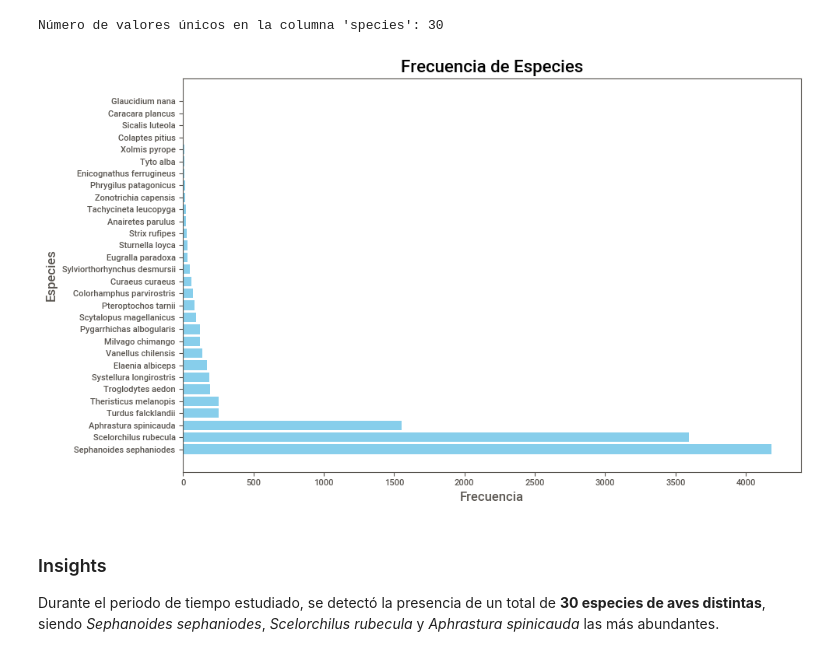
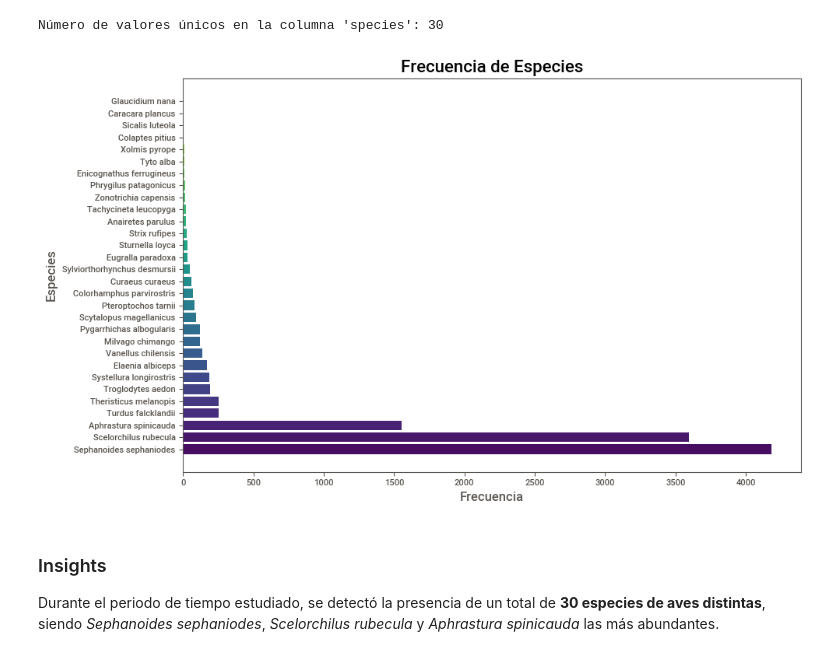
Before and after one commit to camilobehrens/Data_Science_ll, a Jupyter notebook: entrega_1/entrega.ipynb, the cells around one changed output. Saved outputs shown, nothing was run; the diff lists cells and outputs as text; code cells hidden in the pictures.

```diff
--- a/entrega_1/entrega.ipynb
+++ b/entrega_1/entrega.ipynb
@@ -296,15 +296,22 @@ print(f"Número de valores únicos en la columna 'species': {unique_species_coun
 # %% [output]
 Número de valores únicos en la columna 'species': 30
 # %%
+import matplotlib.pyplot as plt
+import seaborn as sns
+
+
+# Obtener la paleta viridis con la cantidad de especies
+palette = sns.color_palette("viridis", n_colors=len(species_counts))
+
 plt.figure(figsize=(10, 6))
-plt.barh(species_counts.index, species_counts.values, color='skyblue')  # Usando barh
+plt.barh(species_counts.index, species_counts.values, color=palette)
 plt.title('Frecuencia de Especies', fontsize=16)
 plt.xlabel('Frecuencia', fontsize=12)
 plt.ylabel('Especies', fontsize=12)
 plt.tight_layout()
 plt.show()
 # %% [output]
-[figure, old version]
+[figure, new version]
 # %% [markdown]
 ### Insights
 
```
Also changed, not shown: parts of 7 cells of this notebook, 1 other file.
